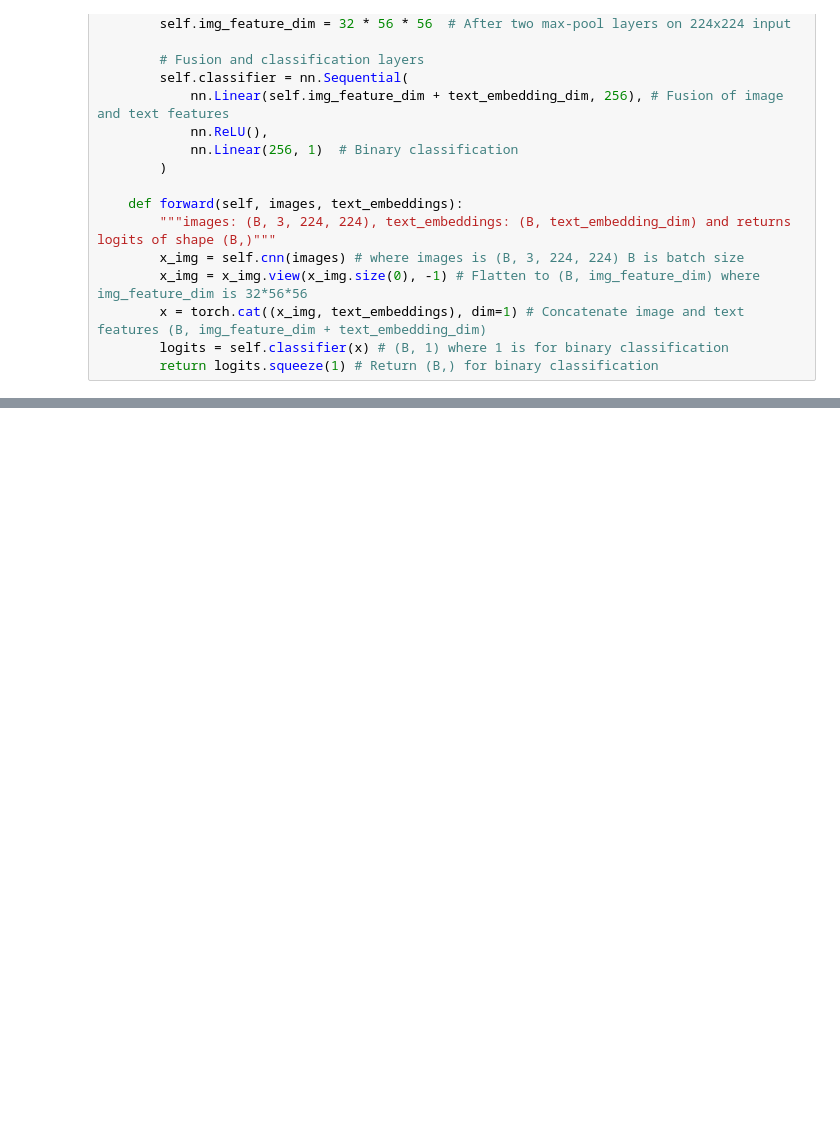
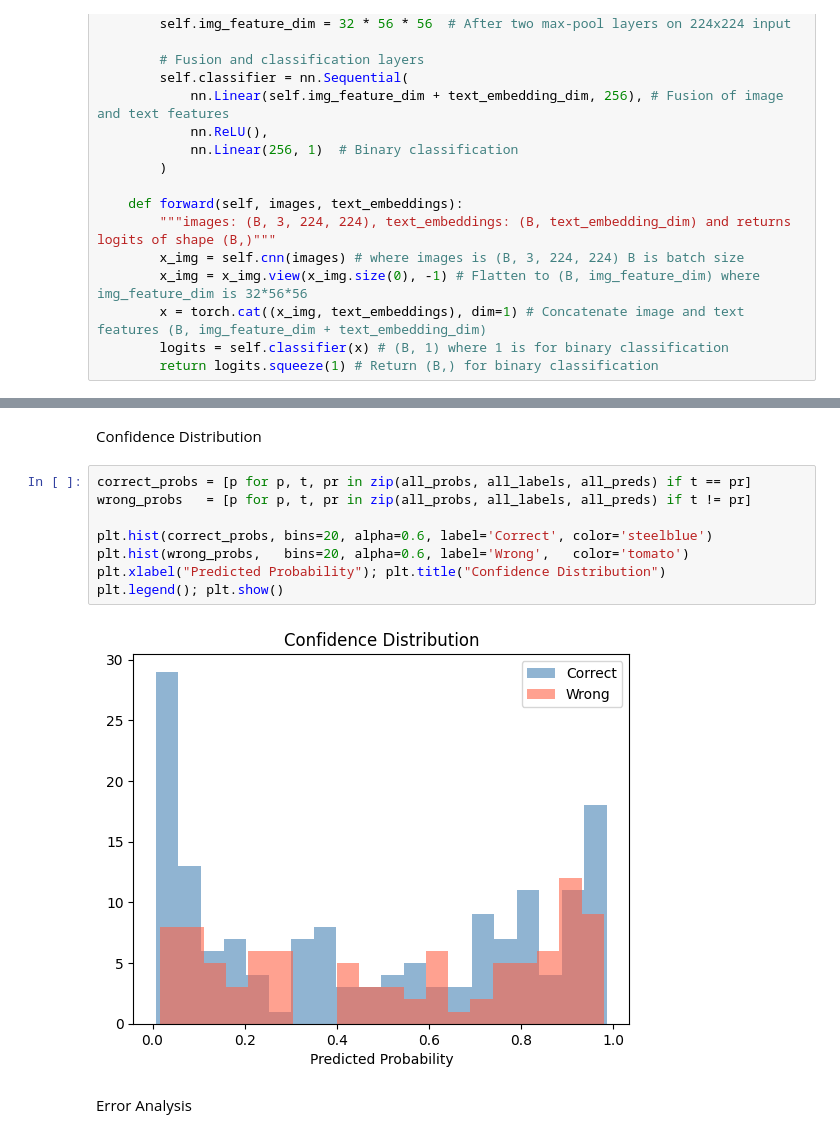
Before and after one commit to Naif-Ganadily/vqa-chest, a Jupyter notebook: notebooks/Baseline.ipynb, the cells around one changed output, grey strips where cells are left out. Cells and saved outputs as stored; diff of their text form; blank space fills up the shorter version.

```diff
--- a/notebooks/Baseline.ipynb
+++ b/notebooks/Baseline.ipynb
@@ -209,0 +358,14 @@ torch.save(model.state_dict(), "data\\04-models\\baseline_image_text_binary.pt")
+# %% [markdown]
+Confidence Distribution
+# %%
+correct_probs = [p for p, t, pr in zip(all_probs, all_labels, all_preds) if t == pr]
+wrong_probs   = [p for p, t, pr in zip(all_probs, all_labels, all_preds) if t != pr]
+
+plt.hist(correct_probs, bins=20, alpha=0.6, label='Correct', color='steelblue')
+plt.hist(wrong_probs,   bins=20, alpha=0.6, label='Wrong',   color='tomato')
+plt.xlabel("Predicted Probability"); plt.title("Confidence Distribution")
+plt.legend(); plt.show()
+# %% [output]
+[figure, added]
+# %% [markdown]
+Error Analysis
```
Also changed, not shown: parts of 21 cells of this notebook, 2 other files.
